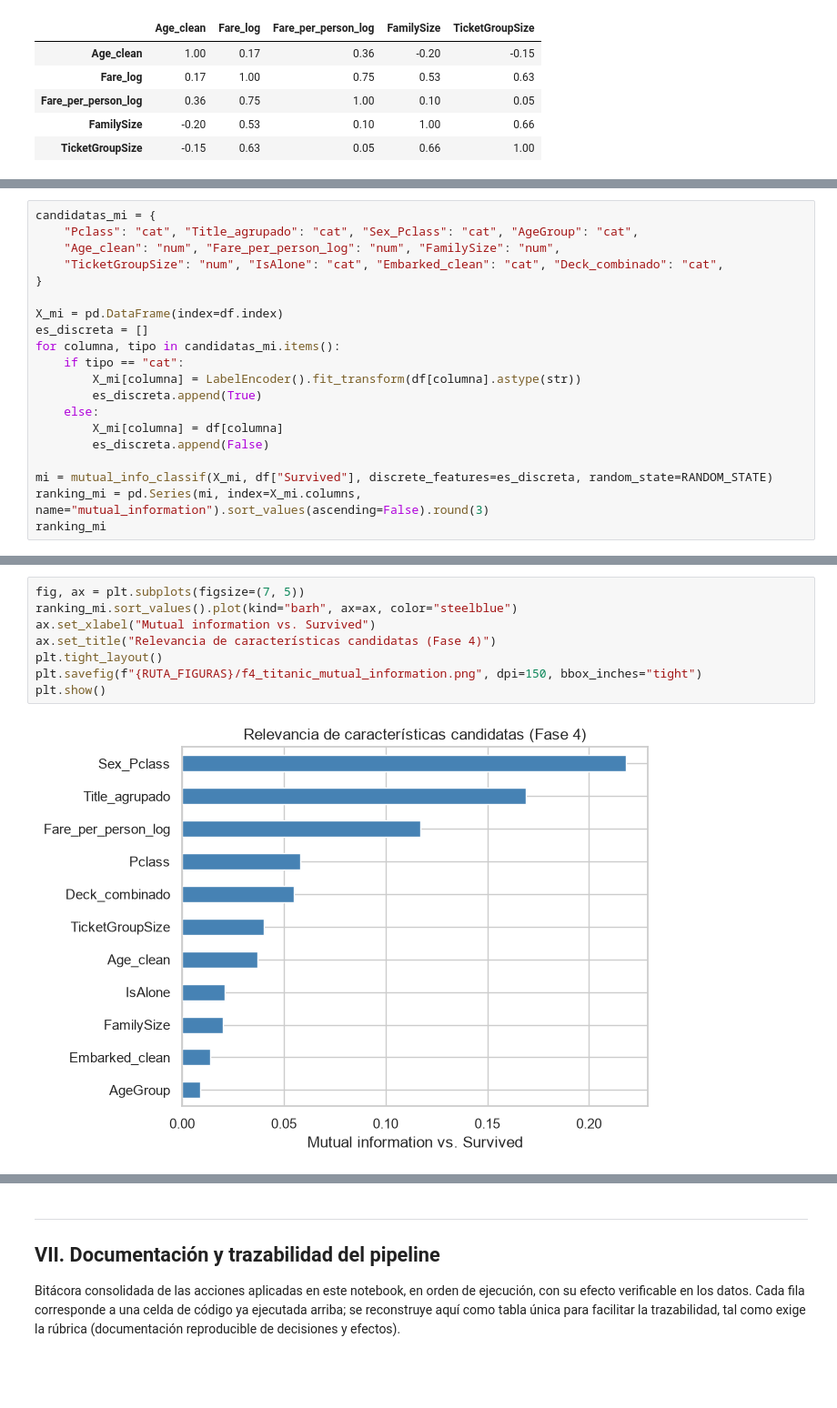
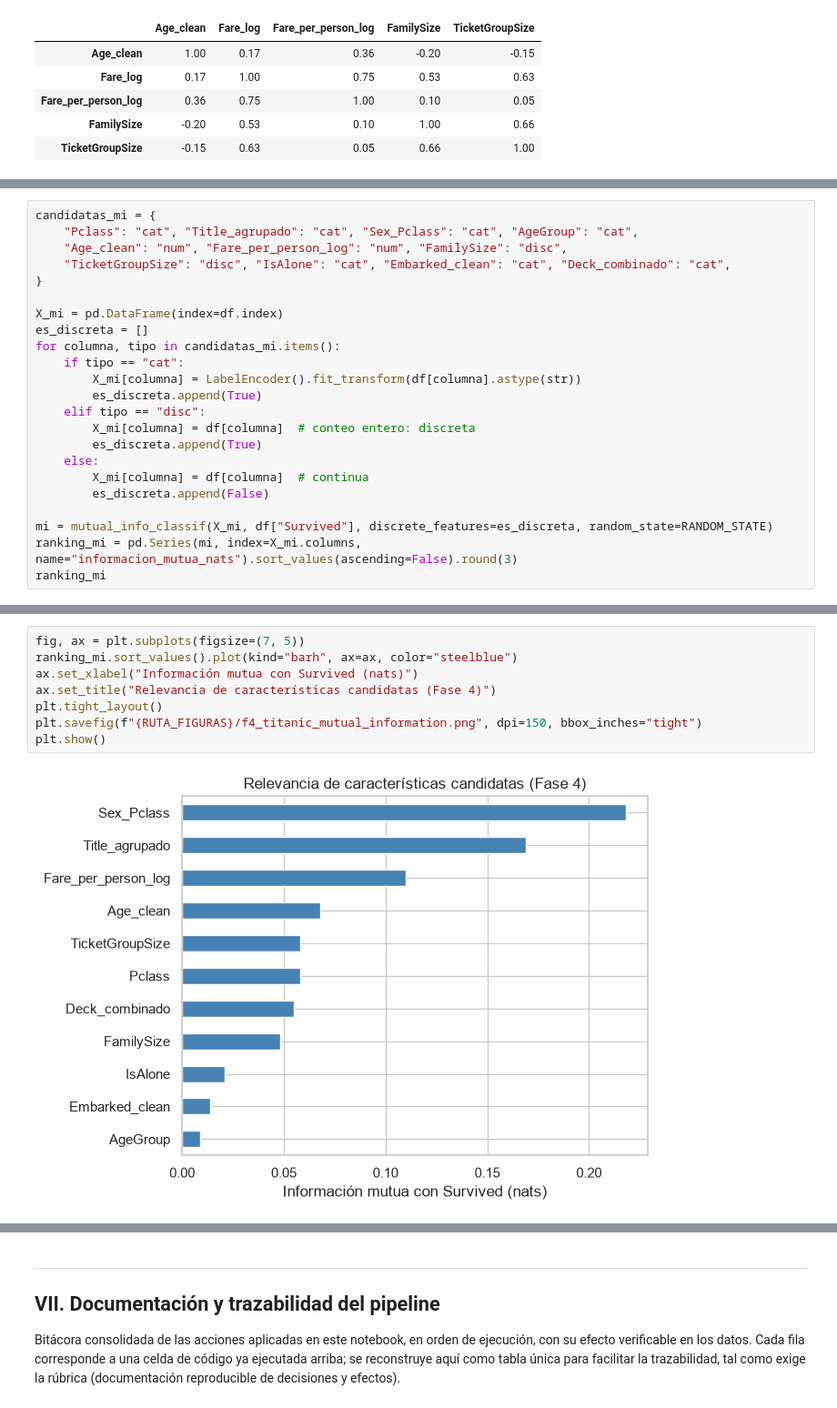
Before and after one commit to robertomoncada-blip/Magister_ciencia_datos, a Jupyter notebook: MCDI503/notebooks/mcdi503_f4_sumativo_grupo5.ipynb, the cells around one changed output, grey strips where cells are left out. Shown at 91% size. Drawn from its saved outputs; the diff is of its cells as text; blank space fills up the shorter version.

```diff
--- a/MCDI503/notebooks/mcdi503_f4_sumativo_grupo5.ipynb
+++ b/MCDI503/notebooks/mcdi503_f4_sumativo_grupo5.ipynb
@@ -403,8 +458,8 @@ Como evidencia adicional de "utilidad para una etapa posterior de modelamiento"
 # %%
 candidatas_mi = {
     "Pclass": "cat", "Title_agrupado": "cat", "Sex_Pclass": "cat", "AgeGroup": "cat",
-    "Age_clean": "num", "Fare_per_person_log": "num", "FamilySize": "num",
-    "TicketGroupSize": "num", "IsAlone": "cat", "Embarked_clean": "cat", "Deck_combinado": "cat",
+    "Age_clean": "num", "Fare_per_person_log": "num", "FamilySize": "disc",
+    "TicketGroupSize": "disc", "IsAlone": "cat", "Embarked_clean": "cat", "Deck_combinado": "cat",
 }
 
 X_mi = pd.DataFrame(index=df.index)
@@ -413,12 +468,15 @@ for columna, tipo in candidatas_mi.items():
     if tipo == "cat":
         X_mi[columna] = LabelEncoder().fit_transform(df[columna].astype(str))
         es_discreta.append(True)
+    elif tipo == "disc":
+        X_mi[columna] = df[columna]  # conteo entero: discreta
+        es_discreta.append(True)
     else:
-        X_mi[columna] = df[columna]
+        X_mi[columna] = df[columna]  # continua
         es_discreta.append(False)
 
 mi = mutual_info_classif(X_mi, df["Survived"], discrete_features=es_discreta, random_state=RANDOM_STATE)
-ranking_mi = pd.Series(mi, index=X_mi.columns, name="mutual_information").sort_values(ascending=False).round(3)
+ranking_mi = pd.Series(mi, index=X_mi.columns, name="informacion_mutua_nats").sort_values(ascending=False).round(3)
 ranking_mi
 # %% [output]
 Sex_Pclass             0.218
@@ -436,11 +494,11 @@ Name: mutual_information, dtype: float64
 # %%
 fig, ax = plt.subplots(figsize=(7, 5))
 ranking_mi.sort_values().plot(kind="barh", ax=ax, color="steelblue")
-ax.set_xlabel("Mutual information vs. Survived")
+ax.set_xlabel("Información mutua con Survived (nats)")
 ax.set_title("Relevancia de características candidatas (Fase 4)")
 plt.tight_layout()
 plt.savefig(f"{RUTA_FIGURAS}/f4_titanic_mutual_information.png", dpi=150, bbox_inches="tight")
 plt.show()
 # %% [output]
-[figure, old version]
+[figure, new version]
 # %% [markdown]
```
Also changed, not shown: parts of 34 cells of this notebook, 5 other files.
